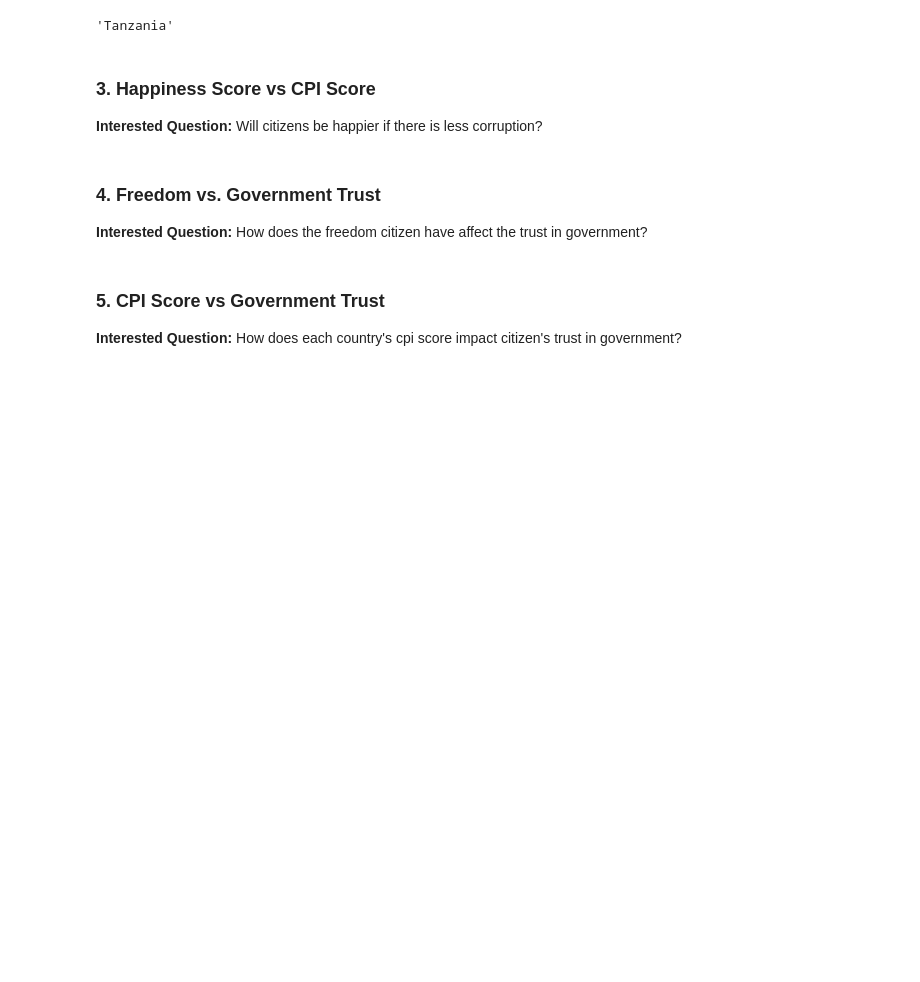
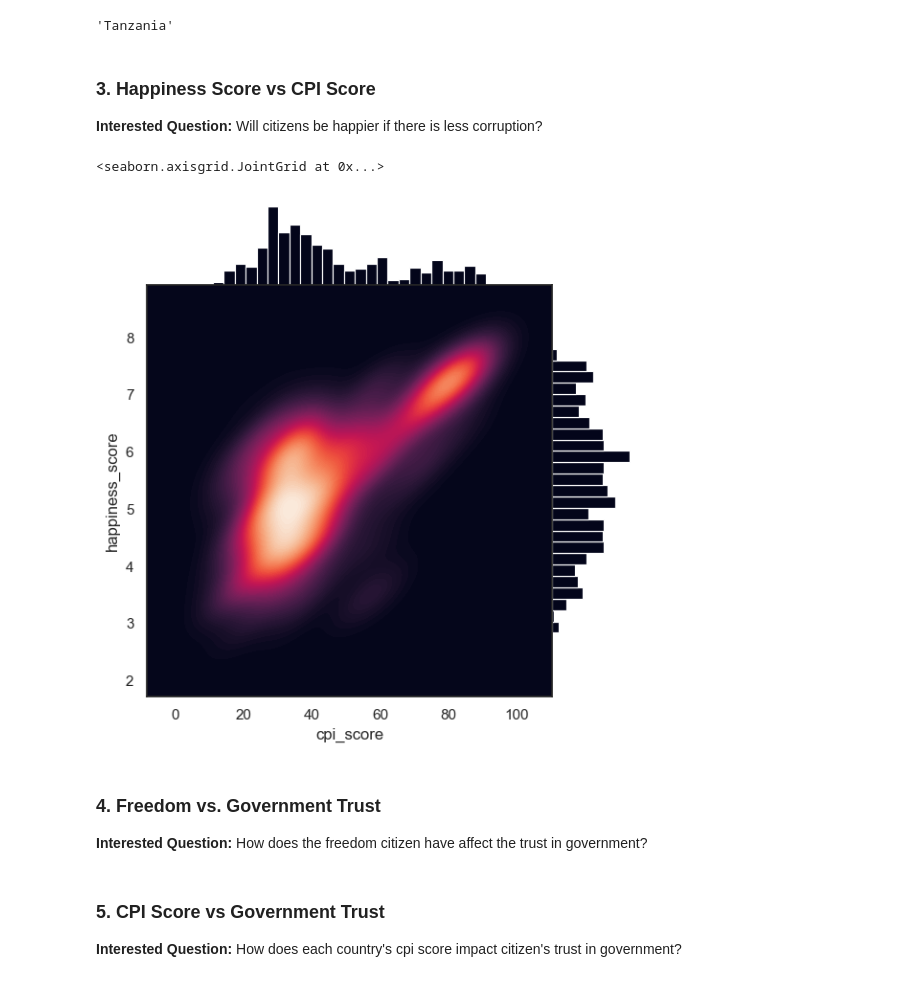
Before and after one commit to sudo-lucifer/eda-project, a Jupyter notebook: EDA_Project.ipynb, the cells around one changed output. Saved outputs shown, nothing was run; the diff lists cells and outputs as text; code cells hidden in the pictures; blank space fills up the shorter version.

Commit message:
happiness score vs cpi score

```diff
--- a/EDA_Project.ipynb
+++ b/EDA_Project.ipynb
@@ -163,6 +163,17 @@ social_support_df.groupby('Country')['happiness_score'].mean().idxmin()
 # %% [markdown]
 ### 3. Happiness Score vs CPI Score
 **Interested Question:** Will citizens be happier if there is less corruption?
+# %%
+# Answer: positive correlation
+sns.set_theme(style="white")
+g = sns.JointGrid(data=no_social_support_df, x="cpi_score", y="happiness_score", space=0)
+g.plot_joint(sns.kdeplot,
+             fill=True,
+             thresh=0, levels=100, cmap="rocket")
+g.plot_marginals(sns.histplot, color="#03051A", alpha=1, bins=25)
+# %% [output]
+<seaborn.axisgrid.JointGrid at 0x...>
+[figure, added]
 # %% [markdown]
 ### 4. Freedom vs. Government Trust
 **Interested Question:** How does the freedom citizen have affect the trust in government?
```
